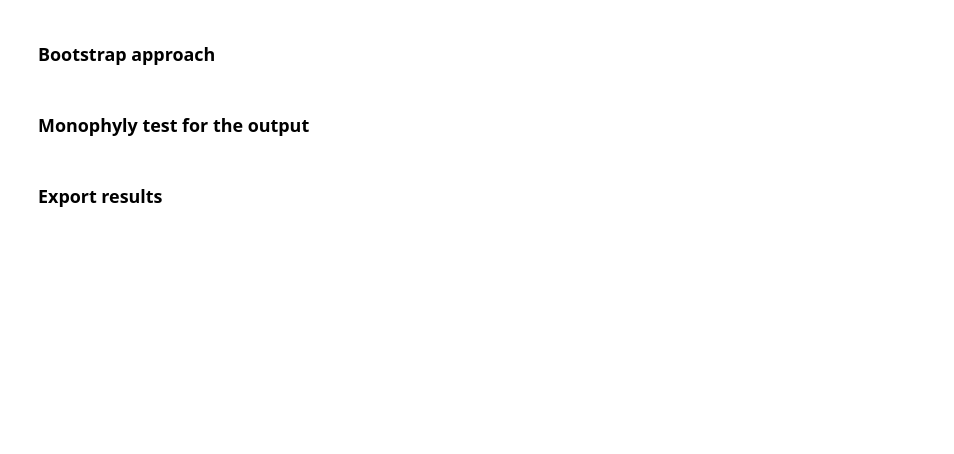
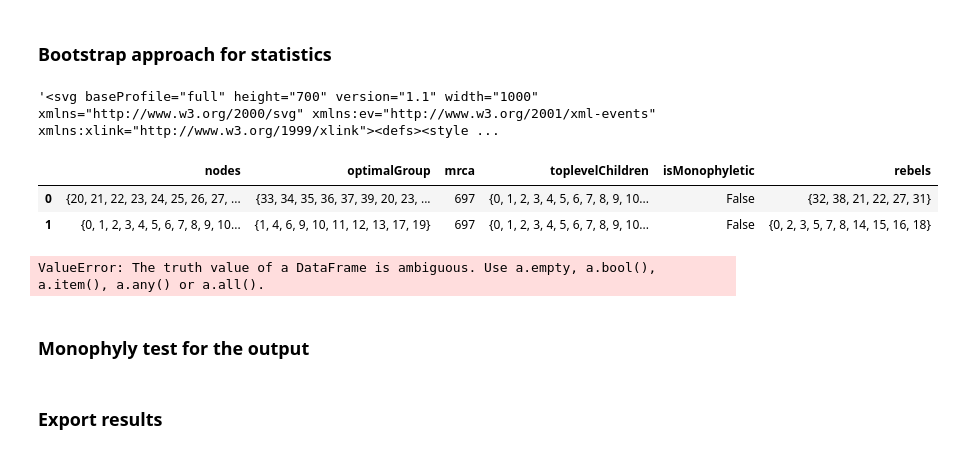
Before and after one commit to Silloky/TSeqMonoPhyly, a Jupyter notebook: src/notebooks/main.ipynb, the cells around one changed output. Saved outputs shown, nothing was run; the diff lists cells and outputs as text; code cells hidden in the pictures; blank space fills up the shorter version.

Commit message:
Feat : determine "rebels" on tree

```diff
--- a/src/notebooks/main.ipynb
+++ b/src/notebooks/main.ipynb
@@ -12,15 +12,15 @@ import os
 perFile = True
 
 if (perFile) :
-	inputdir = '../../data/real/'
-	inputs = [ # List of input .trees files
-		"cgal379.trees",
-		# "Cgale_87_dated.trees",
-		# "Cgale_952_dated.trees"
-	]
+    inputdir = '../../data/real/'
+    inputs = [ # List of input .trees files
+        # "Cgale_182222_dated.trees",
+        "Cgale_87_dated.trees",
+        # "Cgale_952_dated.trees"
+    ]
 else :
-	inputdir = 'B:\\storage\\general-elias\\Code\\TS_FILES'
-	inputs = os.listdir(inputdir) # List of input .trees files
+    inputdir = 'B:\\storage\\general-elias\\Code\\TS_FILES'
+    inputs = os.listdir(inputdir) # List of input .trees files
 
 startTime = datetime.now() # For performance measurement
 # %%
@@ -86,4 +86,4 @@ for node_index, node in enumerate(exSq.tables.nodes):
 # Generates a global pd_sequence from all the files to treat them as one.
 globalTS = pd.concat(files.pd_sequence.to_list(), ignore_index=True)
 # %% [markdown]
-### Bootstrap approach
+### Bootstrap approach for statistics
@@ -89,0 +92,4 @@ globalTS = pd.concat(files.pd_sequence.to_list(), ignore_index=True)
+# %%
+globalTS.loc[2].treeObj.draw(width=1000, height=700, node_colours=node_colours)
+# %% [output]
+'<svg baseProfile="full" height="700" version="1.1" width="1000" xmlns="http://www.w3.org/2000/svg" xmlns:ev="http://www.w3.org/2001/xml-events" xmlns:xlink="http://www.w3.org/1999/xlink"><defs><style ...
@@ -90,6 +155,12 @@ globalTS = pd.concat(files.pd_sequence.to_list(), ignore_index=True)
+# %%
+isRecipMonophyletic(globalTS.loc[2].treeObj, pop_by_node, pop_groups, False)
+# %% [output]
+|  | nodes | optimalGroup | mrca | toplevelChildren | isMonophyletic | rebels |
+| 0 | {20, 21, 22, 23, 24, 25, 26, 27, ... | {33, 34, 35, 36, 37, 39, 20, 23, ... | 697 | {0, 1, 2, 3, 4, 5, 6, 7, 8, 9, 10... | False | {32, 38, 21, 22, 27, 31} |
+| 1 | {0, 1, 2, 3, 4, 5, 6, 7, 8, 9, 10... | {1, 4, 6, 9, 10, 11, 12, 13, 17, 19} | 697 | {0, 1, 2, 3, 4, 5, 6, 7, 8, 9, 10... | False | {0, 2, 3, 5, 7, 8, 14, 15, 16, 18} |
 # %%
-n_threads = 1 # Threads to use for multiprocessing, 0 means no multiprocessing
-n_samples = 0 # 0 means no bootstrapping
+n_threads = 1 # Threads to use for multiprocessing, 1 means no multiprocessing
+n_samples = 1 # 1 means no bootstrapping
 
 def f(i) : # Define util to be run in parallel
     np.random.seed(i + np.random.randint(0, 10000)) # Necessary, because otherwise all workers will have the same seed
@@ -99,9 +170,13 @@ def f(i) : # Define util to be run in parallel
 
 if n_threads > 1 :
     pool = Pool(n_threads) # Create a pool of 2 workers
-    percentages = np.array(pool.map(f, range(n_samples))) * 100 # Run bootstrap twice in parallel
+    percentages = np.array(pool.map(f, range(n_samples))) * 100 # Run bootstrap n_samples times in parallel
+elif n_threads == 1 :
+    percentages = np.array(list(map(f, range(n_samples)))) * 100
 else :
-    percentages = np.array(list(map(f, range(n_samples)))) * 100
+    raise ValueError("ERROR | n_threads = " + n_threads + " | Cannot perform operation with less than 1 thread !")
+# %% [output]
+ValueError: The truth value of a DataFrame is ambiguous. Use a.empty, a.bool(), a.item(), a.any() or a.all().
 # %% [markdown]
 ### Monophyly test for the output
 # %%
```
Also changed, not shown: parts of 5 cells of this notebook, 1 other file.
